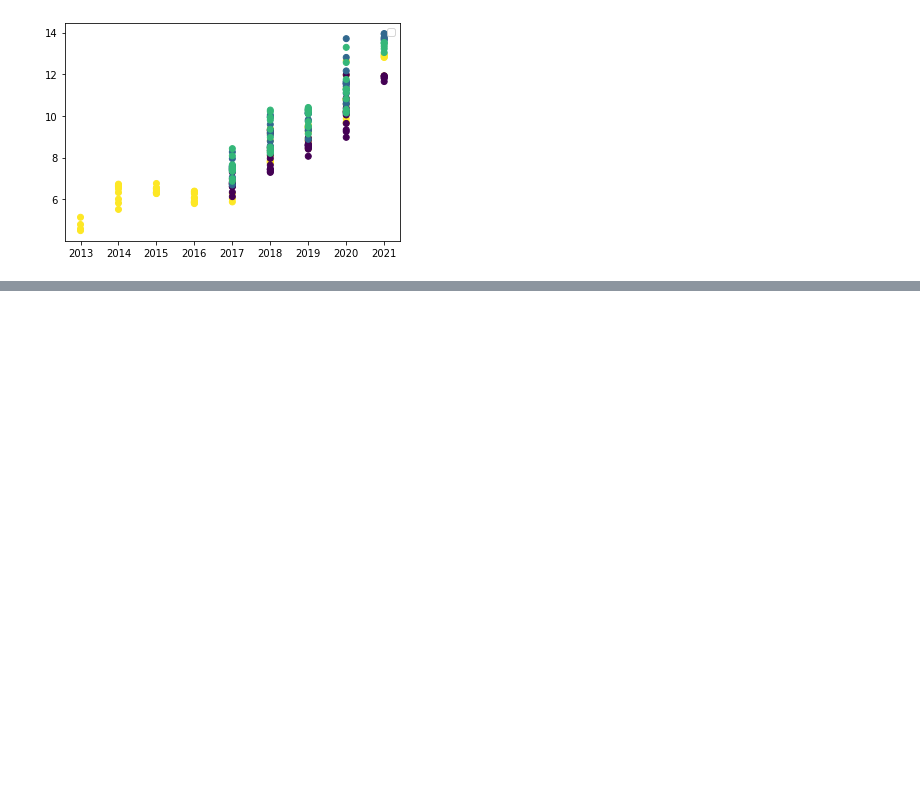
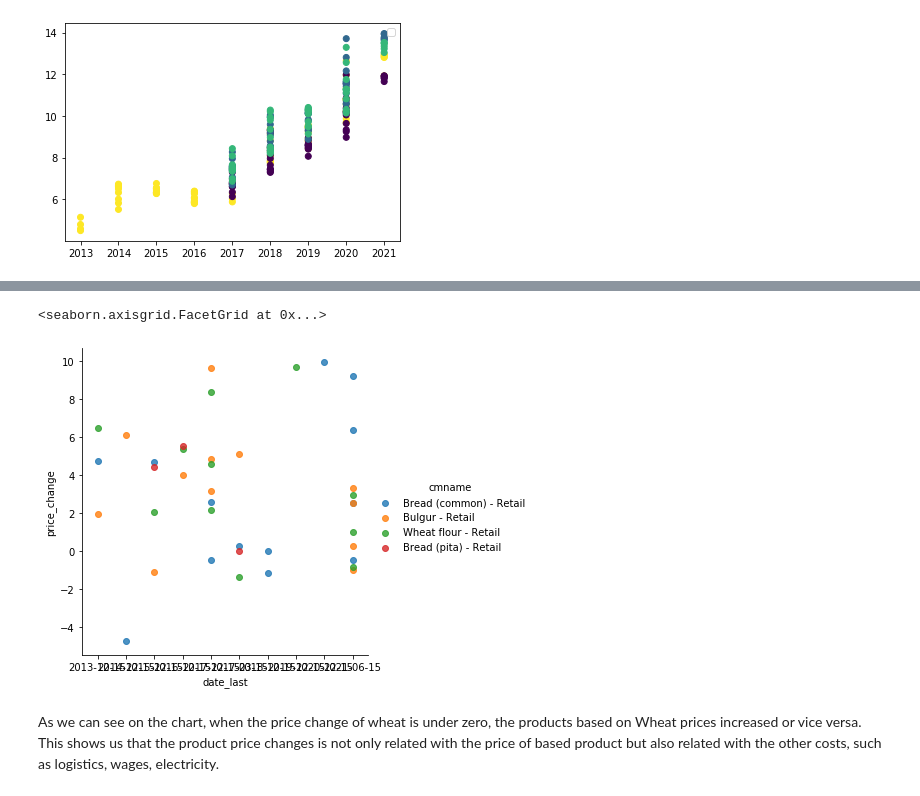
Before and after one commit to nghn/pandas_learning, a Jupyter notebook: Turkey Food Price.ipynb, the cells around one changed output, grey strips where cells are left out. Drawn from its saved outputs; the diff is of its cells as text; code cells hidden in the pictures; blank space fills up the shorter version.

```diff
--- a/Turkey Food Price.ipynb
+++ b/Turkey Food Price.ipynb
@@ -86,0 +250,11 @@ No handles with labels found to put in legend.
+# %%
+#compare  the price changes of Wheat and the products based on Wheat
+lists = ['Bread (pita) - Retail','Wheat flour - Retail','Bulgur - Retail', 'Bread (common) - Retail']
+sns.lmplot(x='date_last', y ='price_change',hue ='cmname',
+           data=TFP_joinr[((TFP_joinr['cmname'].isin(lists))
+                            &(TFP_joinr['price_change'] > -10)&(TFP_joinr['price_change'] < 10))], fit_reg=False)
+# %% [output]
+<seaborn.axisgrid.FacetGrid at 0x...>
+[figure, added]
+# %% [markdown]
+As we can see on the chart, when the price change of wheat is under zero, the products based on Wheat prices increased or vice versa. This shows us that the product price changes is not only related with the price of based product but also related with the other costs, such as logistics, wages, electricity.
```
Also changed, not shown: parts of 17 cells of this notebook.
